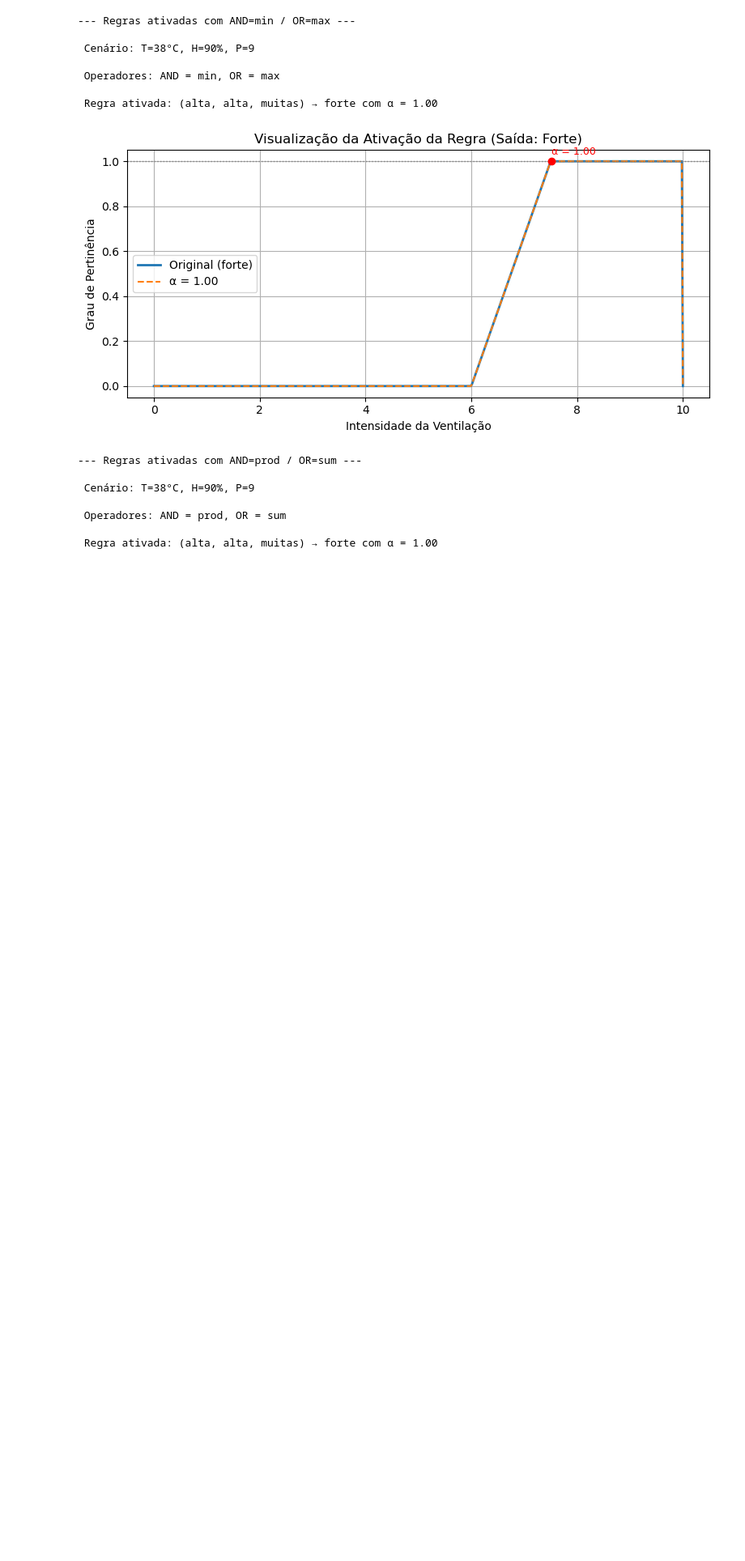
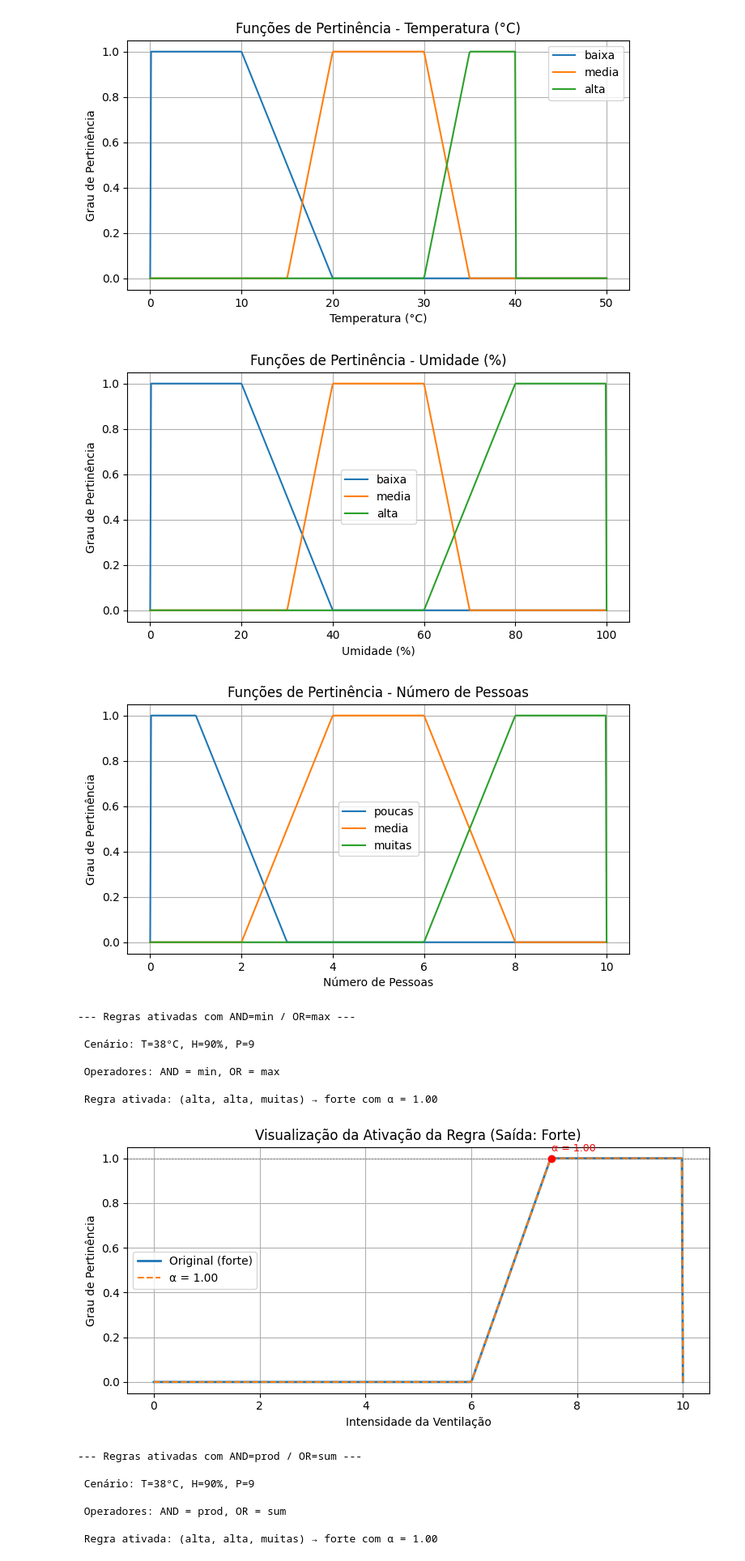
Before and after one commit to annalaurams/Sistema-Fuzzy-Inferencia-de-Mamdani, a Jupyter notebook: main.ipynb, the cells around one changed output. Shown: that part at 81% size. Drawn from its saved outputs; the diff is of its cells as text; code cells hidden in the pictures; blank space fills up the shorter version.

```diff
--- a/main.ipynb
+++ b/main.ipynb
@@ -30,6 +31,4 @@ def people_membership(num):
 # %%
-# Função para mostrar funções de pertinência assim que definidas
-
 def print_memberships(var_name, universe, memberships):
     plt.figure(figsize=(8, 4))
     for label in memberships:
@@ -39,34 +38,38 @@ def print_memberships(var_name, universe, memberships):
     plt.xlabel(var_name)
     plt.ylabel('Grau de Pertinência')
     plt.legend()
     plt.grid(True)
     plt.show()
 
 x_t = np.linspace(0, 50, 500)
 
 temperature_labels = {
     "baixa": trapezoidal(x_t, 0, 0, 10, 20),
     "media": trapezoidal(x_t, 15, 20, 30, 35),
     "alta": trapezoidal(x_t, 30, 35, 40, 40),
 }
 
-# print_memberships("Temperatura (°C)", x_t, temperature_labels)
+print_memberships("Temperatura (°C)", x_t, temperature_labels)
 
 x_h = np.linspace(0, 100, 500)
 humidity_labels = {
     "baixa": trapezoidal(x_h, 0, 0, 20, 40),
     "media": trapezoidal(x_h, 30, 40, 60, 70),
     "alta": trapezoidal(x_h, 60, 80, 100, 100),
 }
 
-# print_memberships("Umidade (%)", x_h, humidity_labels)
+print_memberships("Umidade (%)", x_h, humidity_labels)
 
 x_p = np.linspace(0, 10, 500)
 people_labels = {
     "poucas": trapezoidal(x_p, 0, 0, 1, 3),
     "media": trapezoidal(x_p, 2, 4, 6, 8),
     "muitas": trapezoidal(x_p, 6, 8, 10, 10),
 }
 
-# print_memberships("Número de Pessoas", x_p, people_labels)
+print_memberships("Número de Pessoas", x_p, people_labels)
+# %% [output]
+[figure, added]
+[figure, added]
+[figure, added]
 # %%
```
Also changed, not shown: parts of 4 cells of this notebook.
